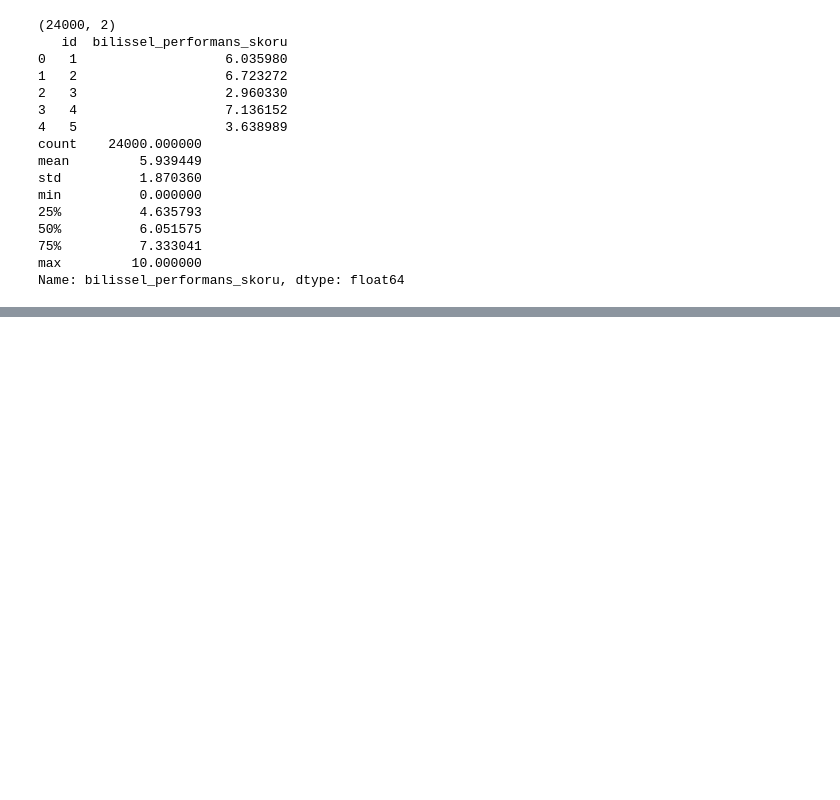
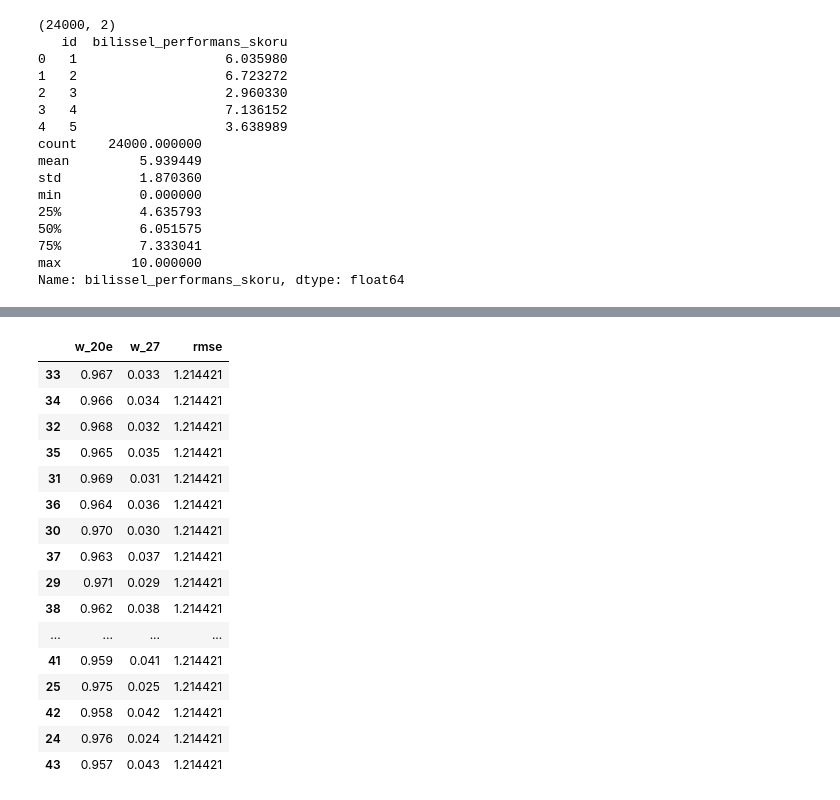
Before and after one commit to erenylldz/YZTA-2026---Datathon, a Jupyter notebook: 03_oof_ensemble.ipynb, the cells around one changed output, grey strips where cells are left out. Drawn from its saved outputs; the diff is of its cells as text; code cells hidden in the pictures; blank space fills up the shorter version.

Commit message:
Finalize datathon experiments and best submission

```diff
--- a/03_oof_ensemble.ipynb
+++ b/03_oof_ensemble.ipynb
@@ -3456,0 +3525,9 @@ Name: bilissel_performans_skoru, dtype: float64
+# %%
+from sklearn.model_selection import KFold
+from sklearn.metrics import mean_squared_error
+import numpy as np
+
+def rmse(y_true, y_pred):
+    return np.sqrt(mean_squared_error(y_true, y_pred))
+
+cv = KFold(n_splits=5, shuffle=True, random_state=42)
@@ -3456,0 +4445,8 @@ Name: bilissel_performans_skoru, dtype: float64
+# %%
+import numpy as np
+import pandas as pd
+from sklearn.metrics import mean_squared_error
+
+
+def rmse(y_true, y_pred):
+    return np.sqrt(mean_squared_error(y_true, y_pred))
@@ -3456,0 +4782,47 @@ Name: bilissel_performans_skoru, dtype: float64
+# %%
+import numpy as np
+import pandas as pd
+from sklearn.metrics import mean_squared_error
+
+
+def rmse(y_true, y_pred):
+    return np.sqrt(mean_squared_error(y_true, y_pred))
+
+
+oof_20e = np.load("oof_20e_recreated.npy")
+test_20e = np.load("test_20e_recreated.npy")
+
+oof_27 = np.load("oof_exp27_cat_native_clean.npy")
+test_27 = np.load("test_exp27_cat_native_clean.npy")
+
+
+print("20E recreated OOF:", rmse(y, oof_20e))
+print("Exp27 OOF:", rmse(y, oof_27))
+
+
+best_score = 999
+best_w = None
+blend_results = []
+
+for w27 in np.arange(0, 1.001, 0.001):
+    blend_oof = (1 - w27) * oof_20e + w27 * oof_27
+    score = rmse(y, blend_oof)
+
+    blend_results.append({
+        "w_20e": 1 - w27,
+        "w_27": w27,
+        "rmse": score
+    })
+
+    if score < best_score:
+        best_score = score
+        best_w = w27
+
+blend_results_df = pd.DataFrame(blend_results).sort_values("rmse")
+
+print("Best weight for Exp27:", best_w)
+print("Best weight for 20E:", 1 - best_w)
+print("Best blend OOF:", best_score)
+
+blend_results_df.head(20)
+# %% [output]
@@ -3456,0 +4834,17 @@ Name: bilissel_performans_skoru, dtype: float64
+|  | w_20e | w_27 | rmse |
+| 33 | 0.967 | 0.033 | 1.214421 |
+| 34 | 0.966 | 0.034 | 1.214421 |
+| 32 | 0.968 | 0.032 | 1.214421 |
+| 35 | 0.965 | 0.035 | 1.214421 |
+| 31 | 0.969 | 0.031 | 1.214421 |
+| 36 | 0.964 | 0.036 | 1.214421 |
+| 30 | 0.970 | 0.030 | 1.214421 |
+| 37 | 0.963 | 0.037 | 1.214421 |
+| 29 | 0.971 | 0.029 | 1.214421 |
+| 38 | 0.962 | 0.038 | 1.214421 |
+| ... | ... | ... | ... |
+| 41 | 0.959 | 0.041 | 1.214421 |
+| 25 | 0.975 | 0.025 | 1.214421 |
+| 42 | 0.958 | 0.042 | 1.214421 |
+| 24 | 0.976 | 0.024 | 1.214421 |
+| 43 | 0.957 | 0.043 | 1.214421 |
```
Also changed, not shown: parts of 49 cells of this notebook, 17 other files.
